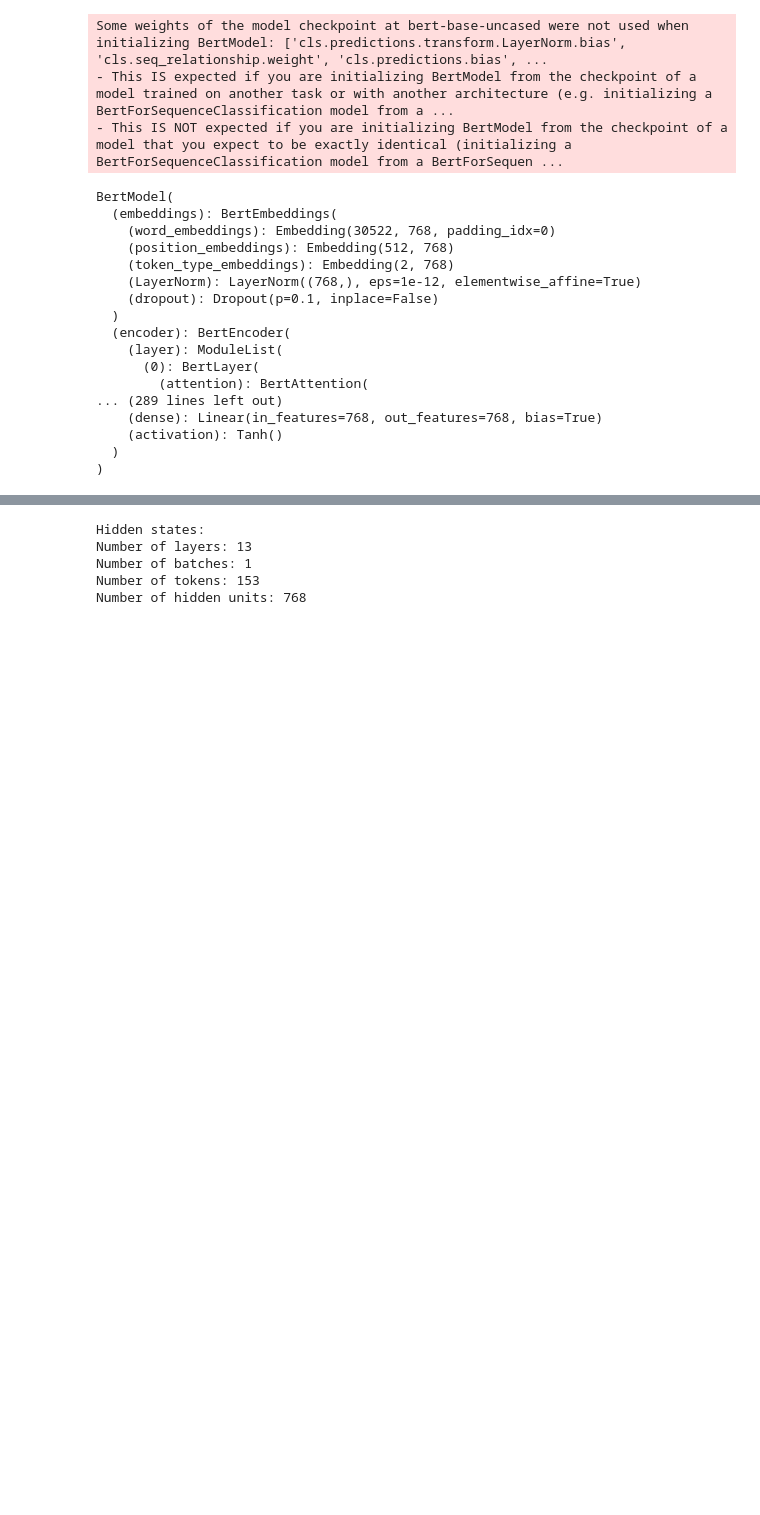
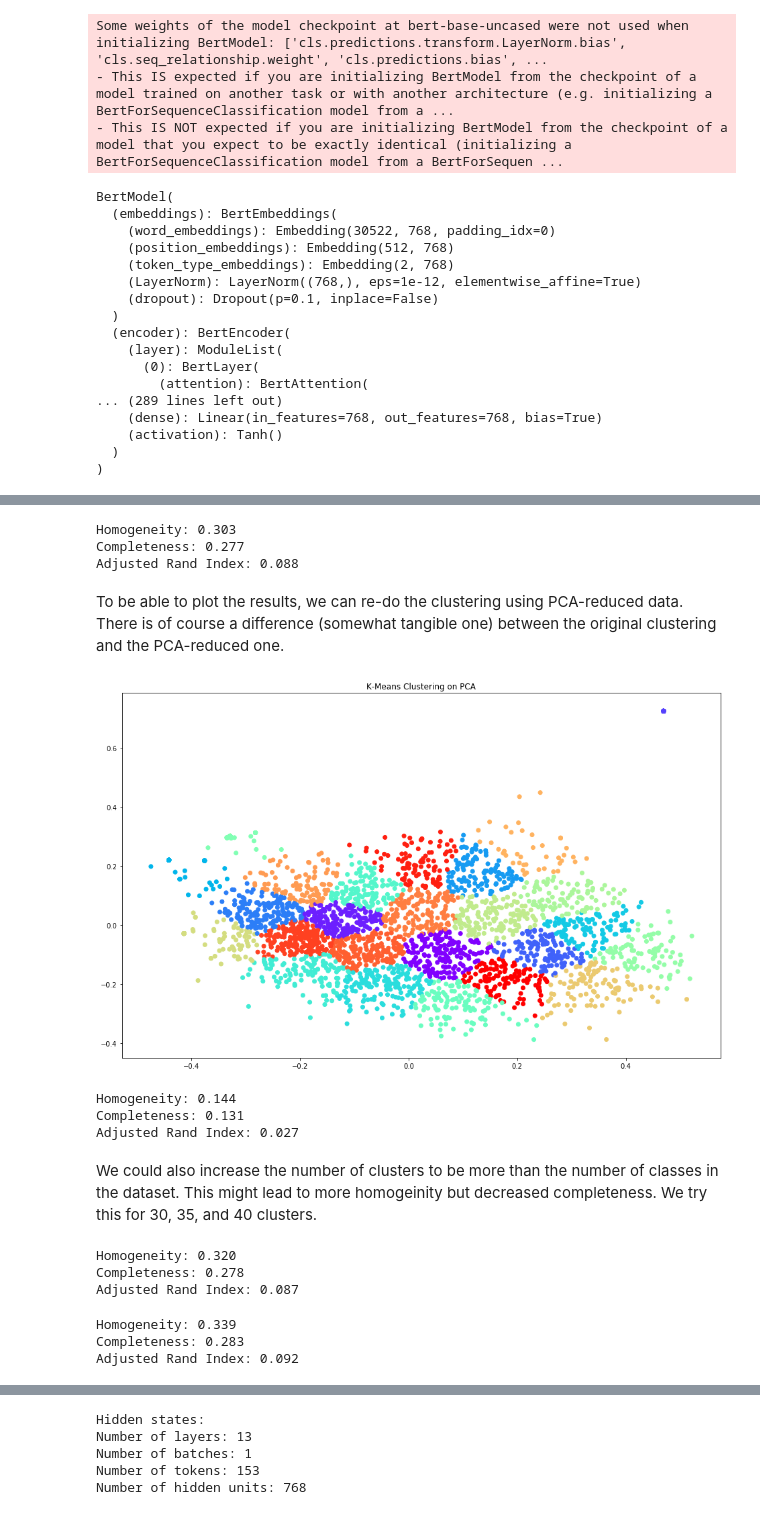
Before and after one commit to Af4rinz/dm-uva-courses, a Jupyter notebook: phase2.ipynb, the cells around one changed output, grey strips where cells are left out. Saved outputs shown, nothing was run; the diff lists cells and outputs as text; code cells hidden in the pictures; blank space fills up the shorter version.

Commit message:
a bunch of clustering methods added

```diff
--- a/phase2.ipynb
+++ b/phase2.ipynb
@@ -65,0 +82,7 @@ uva.head()
+# %%
+# import the embeddings from the pickle file
+embeddings = pickle.load(open('data/embeddings.pkl', 'rb'))
+uva_embed = pd.DataFrame(columns=['title', 'text', 'label', 'embedding'])
+# create a dataframe with the embeddings and the labels
+uva_embed = uva_embed.assign(title=uva['Course title'], text=uva['merged_clean'], embedding=[*embeddings], label=uva['Department'])
+uva_embed.head()
@@ -65,0 +100,6 @@ uva.head()
+# %%
+from sklearn.cluster import MiniBatchKMeans
+
+def cluster_kmeans(embeddings, n_clusters):
+    kmeans = MiniBatchKMeans(n_clusters=n_clusters, random_state=0, init='k-means++', n_init=5).fit(embeddings)
+    return kmeans.labels_
@@ -65,0 +132,51 @@ uva.head()
+# %%
+km_labels = cluster_kmeans(embeddings, 25)
+km_homogenity, km_completeness, km_rand_score = get_metrics(uva_embed['label'], km_labels)
+cluster_results = cluster_results.append({'Method': 'K-Means', 'Homogeneity': km_homogenity,
+    'Completeness': km_completeness, 'Rand_score': km_rand_score,
+    'Comment': 'k = 25'}, ignore_index=True)
+# %% [output]
+Homogeneity: 0.303
+Completeness: 0.277
+Adjusted Rand Index: 0.088
+# %% [markdown]
+To be able to plot the results, we can re-do the clustering using PCA-reduced data. There is of course a difference (somewhat tangible one) between the original clustering and the PCA-reduced one.
+# %%
+# reduce data with pca and cluster again
+from sklearn.decomposition import PCA
+pca = PCA(n_components=2).fit_transform(embeddings)
+pca_labels = cluster_kmeans(pca, 25)
+plt.figure(figsize=(16, 10))
+plt.scatter(pca[:, 0], pca[:, 1], c=pca_labels, cmap='rainbow')
+plt.title('K-Means Clustering on PCA')
+plt.show()
+# %% [output]
+[figure, added]
+# %%
+km_pca_homogenity, km_pca_completeness, km_pca_rand_score = get_metrics(uva_embed['label'], pca_labels)
+# %% [output]
+Homogeneity: 0.144
+Completeness: 0.131
+Adjusted Rand Index: 0.027
+# %% [markdown]
+We could also increase the number of clusters to be more than the number of classes in the dataset. This might lead to more homogeinity but decreased completeness. We try this for 30, 35, and 40 clusters.
+# %%
+km_labels = cluster_kmeans(embeddings, 30)
+km_homogenity, km_completeness, km_rand_score = get_metrics(uva_embed['label'], km_labels)
+cluster_results = cluster_results.append({'Method': 'K-Means', 'Homogeneity': km_homogenity,
+    'Completeness': km_completeness, 'Rand_score': km_rand_score,
+    'Comment': 'k = 30'}, ignore_index=True)
+# %% [output]
+Homogeneity: 0.320
+Completeness: 0.278
+Adjusted Rand Index: 0.087
+# %%
+km_labels = cluster_kmeans(embeddings, 35)
+km_homogenity, km_completeness, km_rand_score = get_metrics(uva_embed['label'], km_labels)
+cluster_results = cluster_results.append({'Method': 'K-Means', 'Homogeneity': km_homogenity,
+    'Completeness': km_completeness, 'Rand_score': km_rand_score,
+    'Comment': 'k = 35'}, ignore_index=True)
+# %% [output]
+Homogeneity: 0.339
+Completeness: 0.283
+Adjusted Rand Index: 0.092
```
Also changed, not shown: parts of 47 cells of this notebook, 2 other files.
